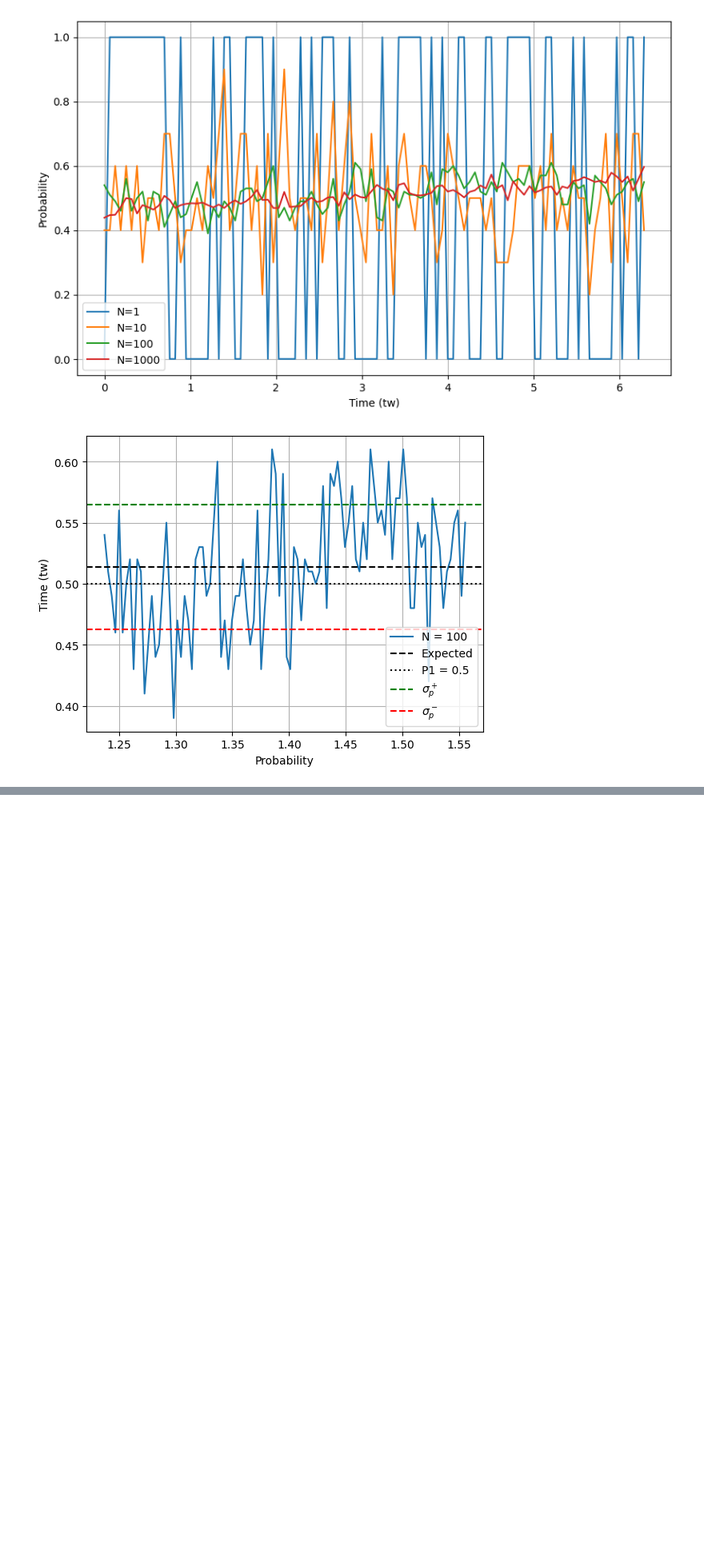
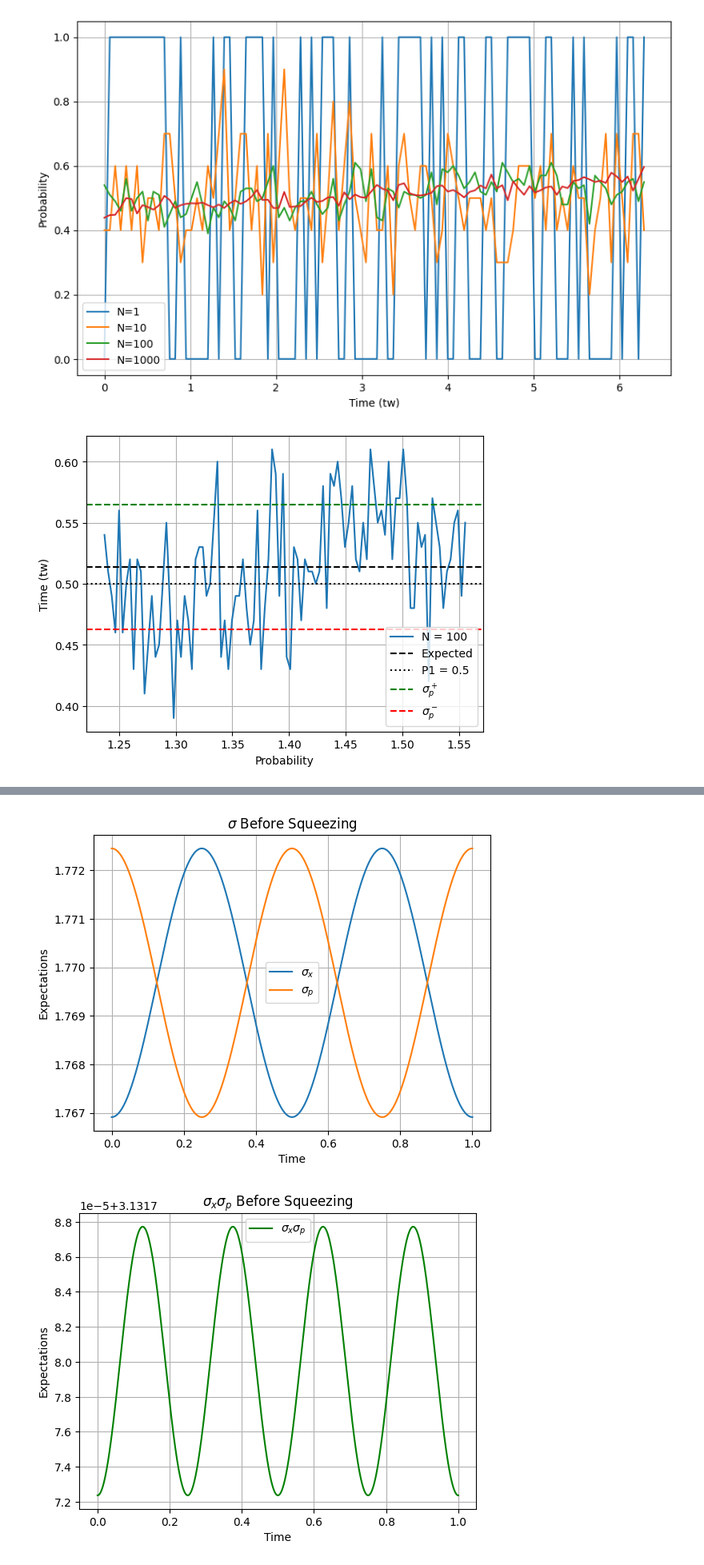
Before and after one commit to shashankd95/QuTipSimulations, a Jupyter notebook: QST_Stats2.ipynb, the cells around one changed output, grey strips where cells are left out. Shown at 80% size. Drawn from its saved outputs; the diff is of its cells as text; code cells hidden in the pictures; blank space fills up the shorter version.

```diff
--- a/QST_Stats2.ipynb
+++ b/QST_Stats2.ipynb
@@ -213,0 +244,26 @@ plt.show()
+# %%
+exp_x2 = np.array([expect(x_ops**2, U(t)*coh) for t in time])
+exp_p2 = np.array([expect(p_ops**2, U(t)*coh) for t in time])
+
+sigma_x = np.sqrt(exp_x2 - exp_x**2)
+sigma_p = np.sqrt(exp_p2 - exp_p**2)
+
+plt.plot(time, sigma_x, label = '$\sigma_x$')
+plt.plot(time, sigma_p, label = '$\sigma_p$')
+plt.xlabel('Time')
+plt.ylabel('Expectations')
+plt.title('$\sigma$ Before Squeezing')
+plt.legend()
+plt.grid(True)
+plt.show()
+
+plt.plot(time, sigma_x*sigma_p, label = '$\sigma_x\sigma_p$', color = 'g')
+plt.xlabel('Time')
+plt.ylabel('Expectations')
+plt.title('$\sigma_x\sigma_p$ Before Squeezing')
+plt.legend()
+plt.grid(True)
+plt.show()
+# %% [output]
+[figure, added]
+[figure, added]
```
Also changed, not shown: parts of 8 cells of this notebook.
